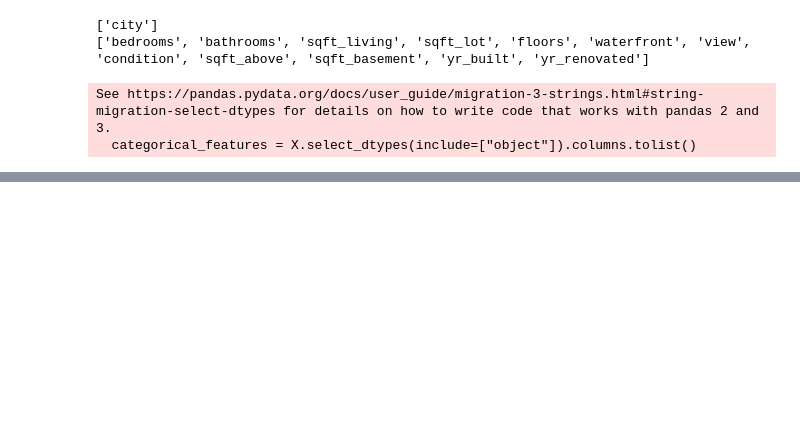
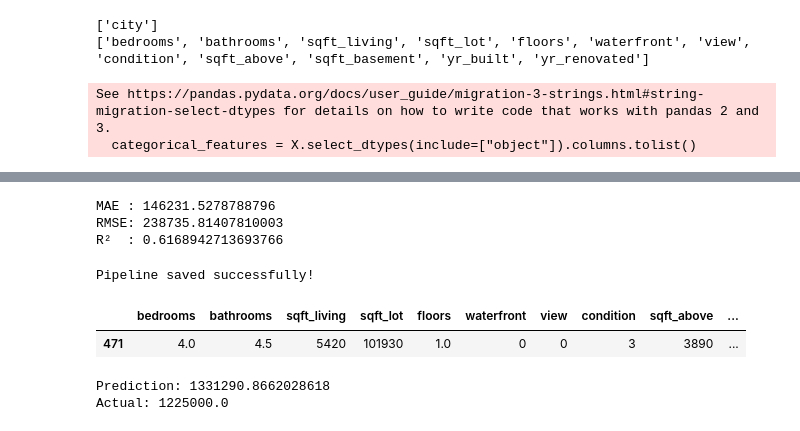
Before and after one commit to eMohan07/house-price-prediction, a Jupyter notebook: notebooks/pipeline.ipynb, the cells around one changed output, grey strips where cells are left out. Drawn from its saved outputs; the diff is of its cells as text; code cells hidden in the pictures; blank space fills up the shorter version.

Commit message:
Complete House Price Prediction ML application

```diff
--- a/notebooks/pipeline.ipynb
+++ b/notebooks/pipeline.ipynb
@@ -87,0 +117,9 @@ preprocessor = ColumnTransformer(
+# %%
+X_train, X_test, y_train, y_test = train_test_split(
+    X,
+    y,
+    test_size=0.2,
+    random_state=42
+)
+
+pipeline.fit(X_train, y_train)
@@ -87,0 +145,45 @@ preprocessor = ColumnTransformer(
+# %%
+from sklearn.metrics import mean_absolute_error, mean_squared_error, r2_score
+import numpy as np
+
+mae = mean_absolute_error(y_test, y_pred)
+rmse = np.sqrt(mean_squared_error(y_test, y_pred))
+r2 = r2_score(y_test, y_pred)
+
+print("MAE :", mae)
+print("RMSE:", rmse)
+print("R²  :", r2)
+# %% [output]
+MAE : 146231.5278788796
+RMSE: 238735.81407810003
+R²  : 0.6168942713693766
+# %%
+import joblib
+
+joblib.dump(
+    pipeline,
+    "../models/house_price_pipeline.pkl"
+)
+
+print("Pipeline saved successfully!")
+# %% [output]
+Pipeline saved successfully!
+# %%
+sample = X_test.iloc[[0]]
+
+sample
+# %% [output]
+|  | bedrooms | bathrooms | sqft_living | sqft_lot | floors | waterfront | view | condition | sqft_above | ... |
+| 471 | 4.0 | 4.5 | 5420 | 101930 | 1.0 | 0 | 0 | 3 | 3890 | ... |
+# %%
+loaded_pipeline = joblib.load(
+    "../models/house_price_pipeline.pkl"
+)
+
+prediction = loaded_pipeline.predict(sample)
+
+print("Prediction:", prediction[0])
+print("Actual:", y_test.iloc[0])
+# %% [output]
+Prediction: 1331290.8662028618
+Actual: 1225000.0
```
Also changed, not shown: parts of 3 cells of this notebook, 8 other files.
